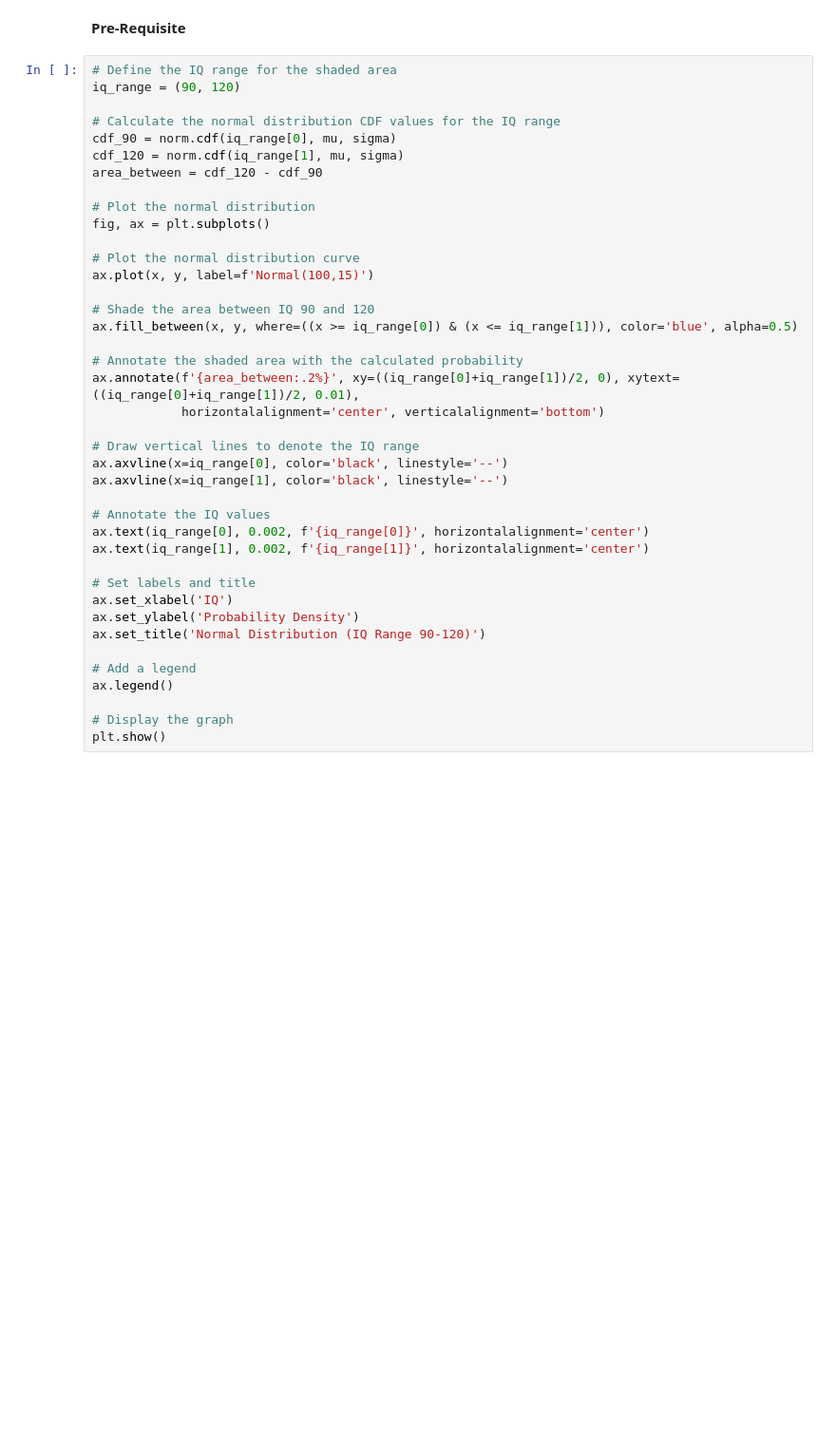
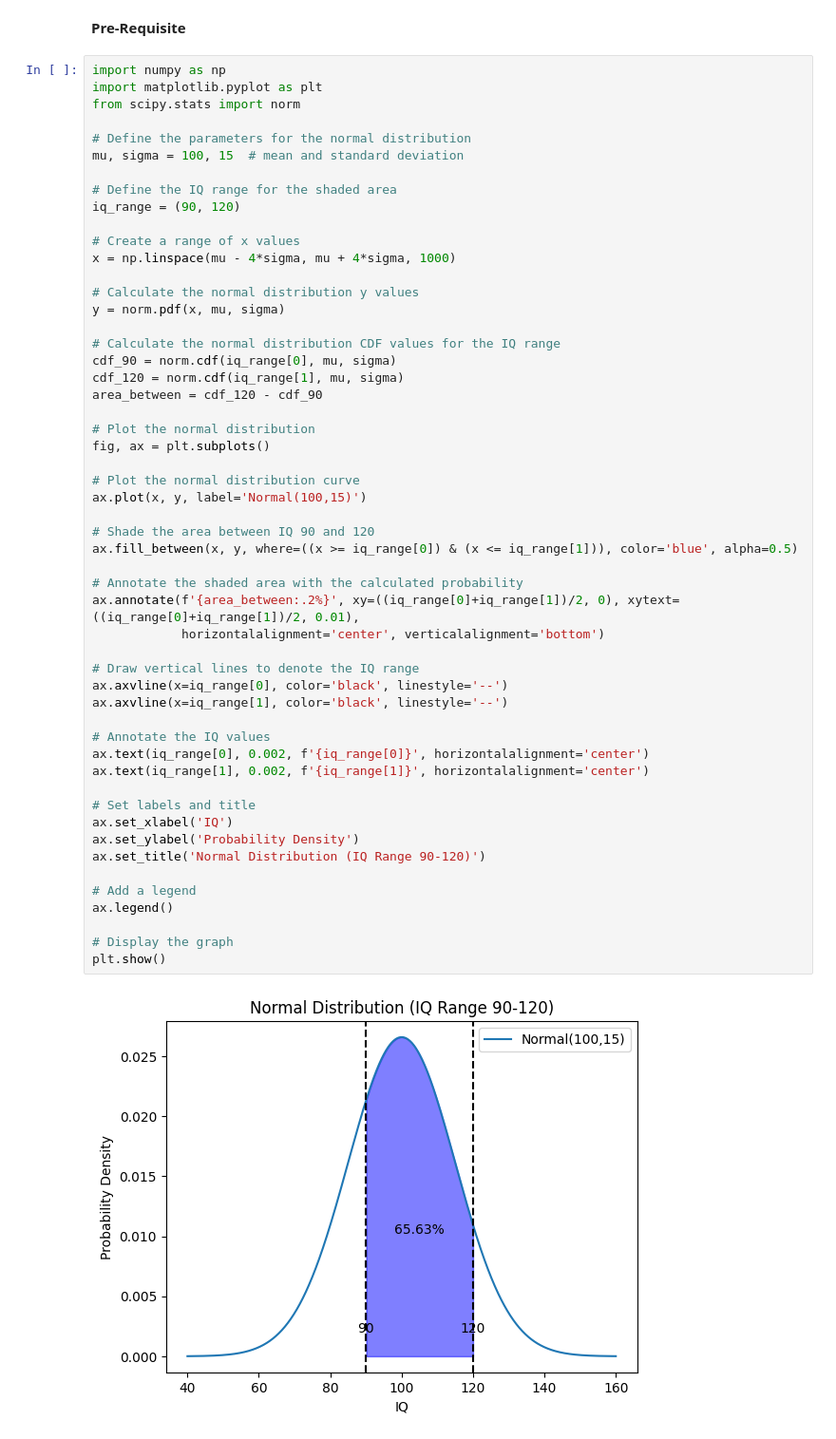
Before and after one commit to ShabibSaleh/deep-insights.js, a Jupyter notebook: test.ipynb, the cells around one changed output. Shown: that part at 95% size. Drawn from its saved outputs; the diff is of its cells as text; blank space fills up the shorter version.

```diff
--- a/test.ipynb
+++ b/test.ipynb
@@ -3,8 +3,21 @@
 # %% [markdown]
 **Pre-Requisite**
 # %%
+import numpy as np
+import matplotlib.pyplot as plt
+from scipy.stats import norm
+
+# Define the parameters for the normal distribution
+mu, sigma = 100, 15  # mean and standard deviation
+
 # Define the IQ range for the shaded area
 iq_range = (90, 120)
+
+# Create a range of x values
+x = np.linspace(mu - 4*sigma, mu + 4*sigma, 1000)
+
+# Calculate the normal distribution y values
+y = norm.pdf(x, mu, sigma)
 
 # Calculate the normal distribution CDF values for the IQ range
 cdf_90 = norm.cdf(iq_range[0], mu, sigma)
@@ -14,31 +27,33 @@ area_between = cdf_120 - cdf_90
 # Plot the normal distribution
 fig, ax = plt.subplots()
 
 # Plot the normal distribution curve
-ax.plot(x, y, label=f'Normal(100,15)')
+ax.plot(x, y, label='Normal(100,15)')
 
 # Shade the area between IQ 90 and 120
 ax.fill_between(x, y, where=((x >= iq_range[0]) & (x <= iq_range[1])), color='blue', alpha=0.5)
 
 # Annotate the shaded area with the calculated probability
 ax.annotate(f'{area_between:.2%}', xy=((iq_range[0]+iq_range[1])/2, 0), xytext=((iq_range[0]+iq_range[1])/2, 0.01),
             horizontalalignment='center', verticalalignment='bottom')
 
 # Draw vertical lines to denote the IQ range
 ax.axvline(x=iq_range[0], color='black', linestyle='--')
 ax.axvline(x=iq_range[1], color='black', linestyle='--')
 
 # Annotate the IQ values
 ax.text(iq_range[0], 0.002, f'{iq_range[0]}', horizontalalignment='center')
 ax.text(iq_range[1], 0.002, f'{iq_range[1]}', horizontalalignment='center')
 
 # Set labels and title
 ax.set_xlabel('IQ')
 ax.set_ylabel('Probability Density')
 ax.set_title('Normal Distribution (IQ Range 90-120)')
 
 # Add a legend
 ax.legend()
 
 # Display the graph
 plt.show()
+# %% [output]
+[figure, added]
```
